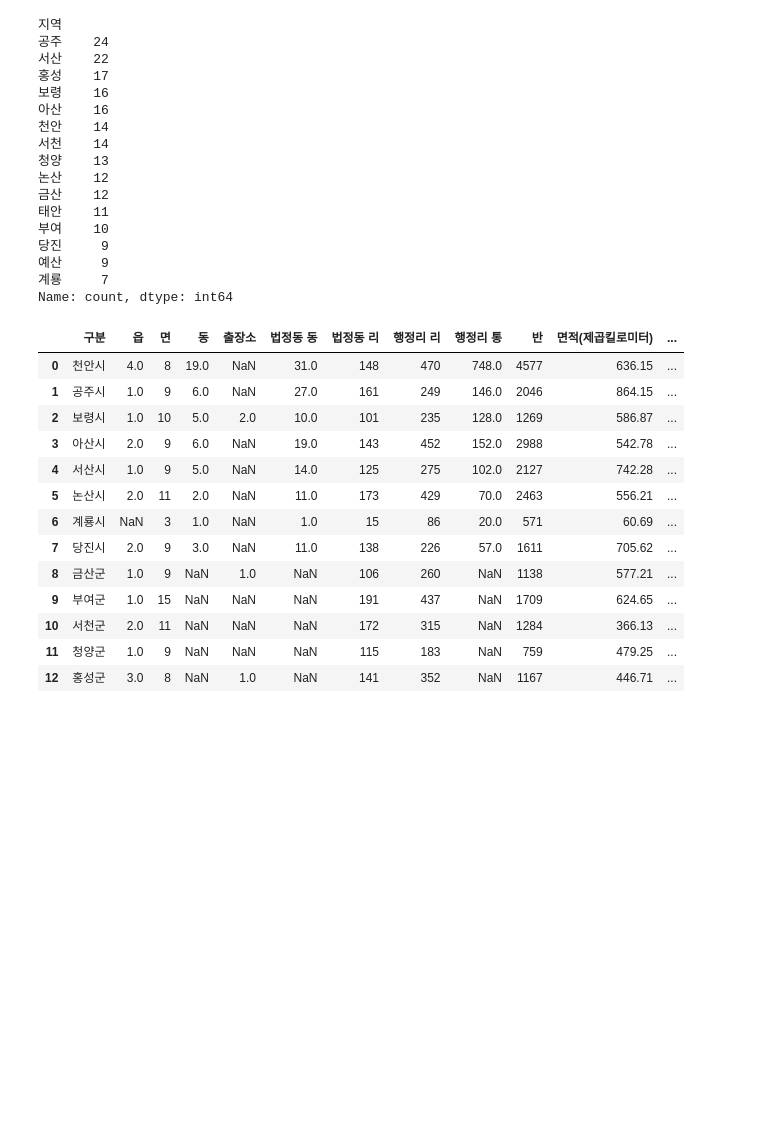
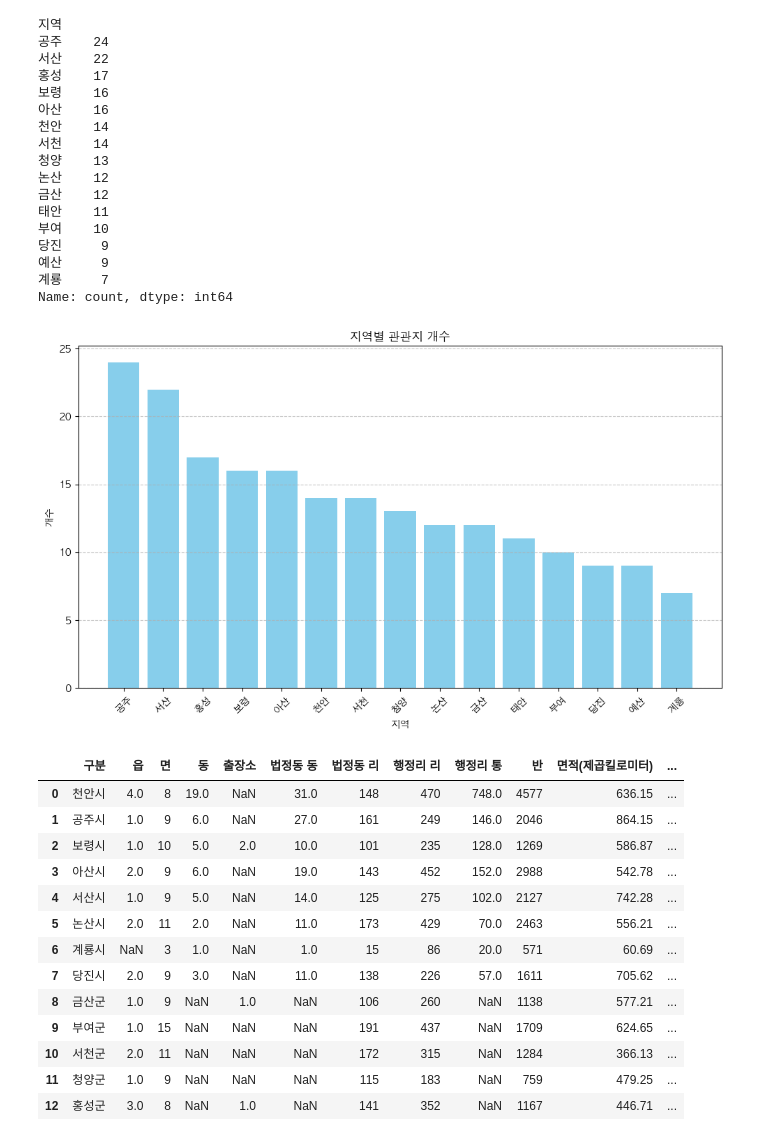
Before and after one commit to bilded/Big-Data-Idea-Contest_Cheonan-City-, a Jupyter notebook: 천안 관광지인구수분석.ipynb, the cells around one changed output. Drawn from its saved outputs; the diff is of its cells as text; code cells hidden in the pictures; blank space fills up the shorter version.

```diff
--- a/천안 관광지인구수분석.ipynb
+++ b/천안 관광지인구수분석.ipynb
@@ -103,6 +103,38 @@ df['지역'].value_counts()
 예산     9
 계룡     7
 Name: count, dtype: int64
+# %%
+import pandas as pd
+import matplotlib.pyplot as plt
+from matplotlib import rc
+rc('font', family='AppleGothic')
+
+# 1. CSV 파일을 읽어옵니다.
+df = pd.read_csv('관광명소.csv', encoding='cp949')  # 'your_file.csv'를 실제 파일 이름으로 변경
+
+# 2. '지역' 열의 값들을 기준으로 개수를 계산합니다.
+value_counts = df['지역'].value_counts()
+
+# 3. Series를 DataFrame으로 변환합니다.
+value_counts_df = value_counts.reset_index()
+
+# 4. 열 이름을 '지역'과 '개수'로 변경합니다.
+value_counts_df.columns = ['지역', '개수']
+
+# 5. 그래프 그리기
+plt.figure(figsize=(10, 6))  # 그래프의 크기 설정
+plt.bar(value_counts_df['지역'], value_counts_df['개수'], color='skyblue')  # 바 차트 생성
+plt.xlabel('지역')  # X축 레이블
+plt.ylabel('개수')  # Y축 레이블
+plt.title('지역별 관관지 개수')  # 그래프 제목
+plt.xticks(rotation=45)  # X축 레이블 회전
+plt.grid(axis='y', linestyle='--', alpha=0.7)  # Y축에만 격자선 추가
+plt.tight_layout()  # 레이아웃 조정
+
+# 6. 그래프 보여주기
+plt.show()
+# %% [output]
+[figure, added]
 # %%
 ### --------- 행정구별 면적, 가구, 인구 -------------
 # %%
```
Also changed, not shown: 47 other files.
